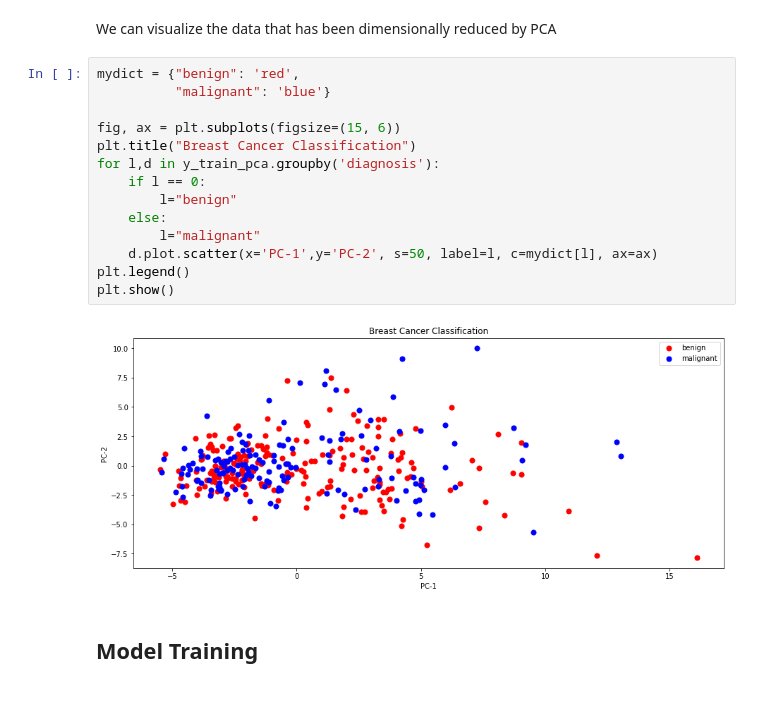
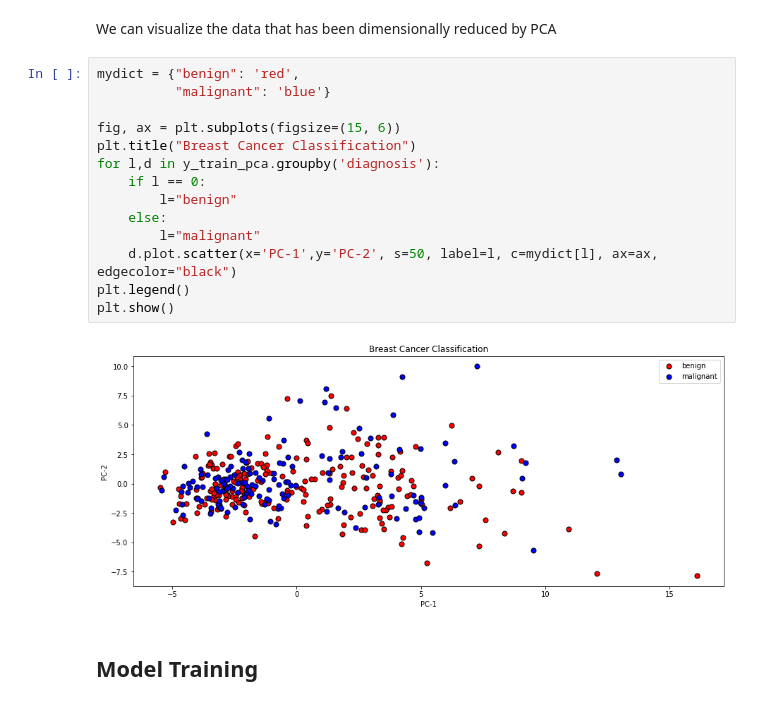
Before and after one commit to trizkynoviandy/breast-cancer-classification, a Jupyter notebook: breast_cancer_classification.ipynb, the cells around one changed output. Drawn from its saved outputs; the diff is of its cells as text.

```diff
--- a/breast_cancer_classification.ipynb
+++ b/breast_cancer_classification.ipynb
@@ -140,19 +148,19 @@ We can visualize the data that has been dimensionally reduced by PCA
 # %%
 mydict = {"benign": 'red',
           "malignant": 'blue'}
 
 fig, ax = plt.subplots(figsize=(15, 6))
 plt.title("Breast Cancer Classification")
 for l,d in y_train_pca.groupby('diagnosis'):
     if l == 0:
         l="benign"
     else:
         l="malignant"
-    d.plot.scatter(x='PC-1',y='PC-2', s=50, label=l, c=mydict[l], ax=ax)
+    d.plot.scatter(x='PC-1',y='PC-2', s=50, label=l, c=mydict[l], ax=ax, edgecolor="black")
 plt.legend()
 plt.show()
 # %% [output]
-[figure, old version]
+[figure, new version]
 # %% [markdown]
 ## Model Training
 # %% [markdown]
```
Also changed, not shown: parts of 2 cells of this notebook.
